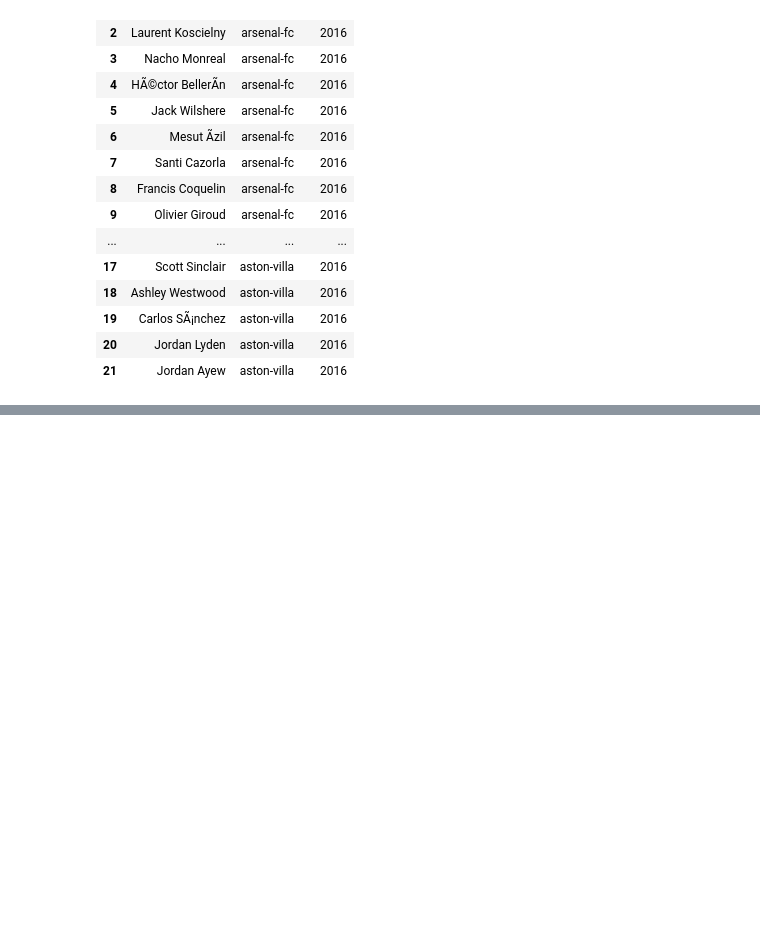
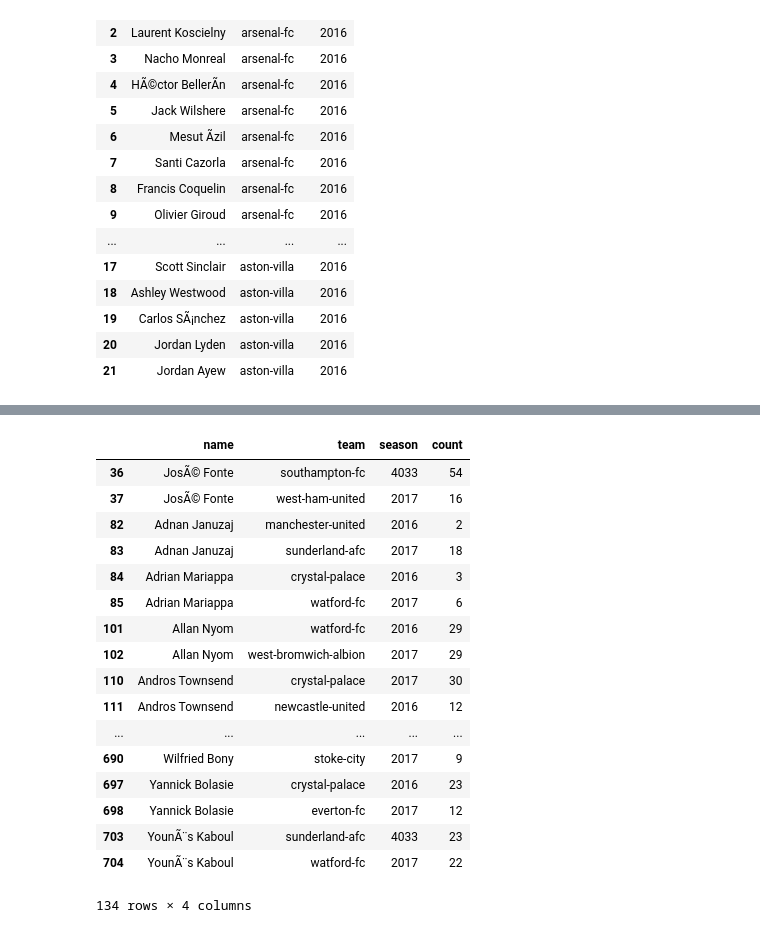
Before and after one commit to yoavtalmi/premier_embedded, a Jupyter notebook: premier_scrap.ipynb, the cells around one changed output, grey strips where cells are left out. Saved outputs shown, nothing was run; the diff lists cells and outputs as text; code cells hidden in the pictures; blank space fills up the shorter version.

```diff
--- a/premier_scrap.ipynb
+++ b/premier_scrap.ipynb
@@ -263,0 +329,7 @@ players_df
+# %%
+fixtures_2016 = pd.read_csv('fixtures_2016.csv')
+players_df_2016= pd.read_csv('players_df_2016.csv')
+fixtures_2017 = pd.read_csv('fixtures_2017.csv')
+players_df_2017= pd.read_csv('players_df_2017.csv')
+fixtures_2018 = pd.read_csv('fixtures_2018.csv')
+players_df_2018= pd.read_csv('players_df_2018.csv')
@@ -263,0 +356,21 @@ players_df
+# %%
+two_season[two_season.duplicated(['name'],keep=False)]
+# %% [output]
+|  | name | team | season | count |
+| 36 | JosÃ© Fonte | southampton-fc | 4033 | 54 |
+| 37 | JosÃ© Fonte | west-ham-united | 2017 | 16 |
+| 82 | Adnan Januzaj | manchester-united | 2016 | 2 |
+| 83 | Adnan Januzaj | sunderland-afc | 2017 | 18 |
+| 84 | Adrian Mariappa | crystal-palace | 2016 | 3 |
+| 85 | Adrian Mariappa | watford-fc | 2017 | 6 |
+| 101 | Allan Nyom | watford-fc | 2016 | 29 |
+| 102 | Allan Nyom | west-bromwich-albion | 2017 | 29 |
+| 110 | Andros Townsend | crystal-palace | 2017 | 30 |
+| 111 | Andros Townsend | newcastle-united | 2016 | 12 |
+| ... | ... | ... | ... | ... |
+| 690 | Wilfried Bony | stoke-city | 2017 | 9 |
+| 697 | Yannick Bolasie | crystal-palace | 2016 | 23 |
+| 698 | Yannick Bolasie | everton-fc | 2017 | 12 |
+| 703 | YounÃ¨s Kaboul | sunderland-afc | 4033 | 23 |
+| 704 | YounÃ¨s Kaboul | watford-fc | 2017 | 22 |
+134 rows × 4 columns
```
Also changed, not shown: parts of 35 cells of this notebook, 6 other files.
